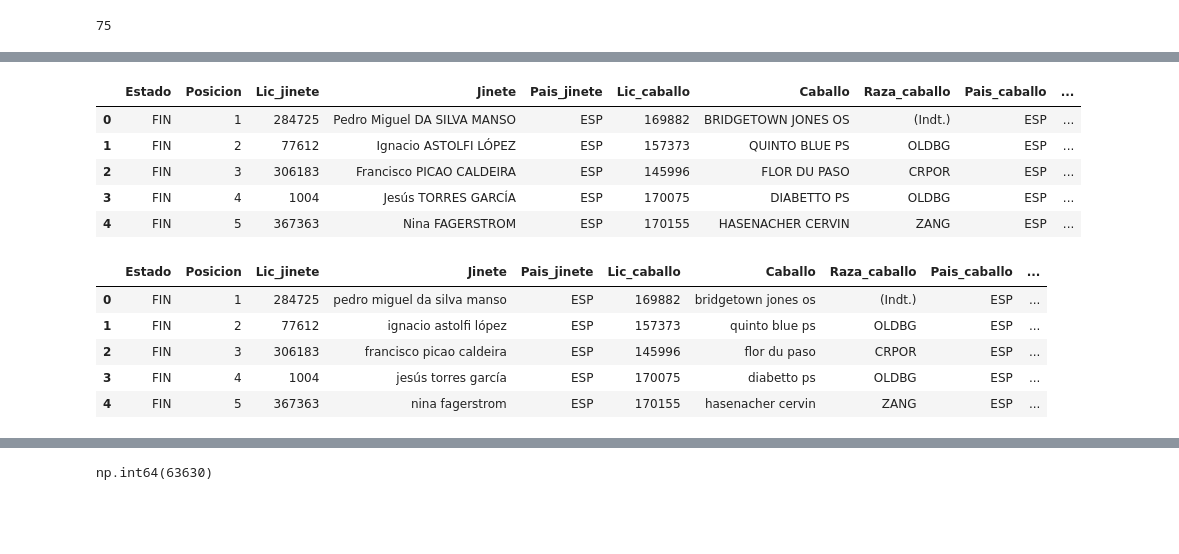
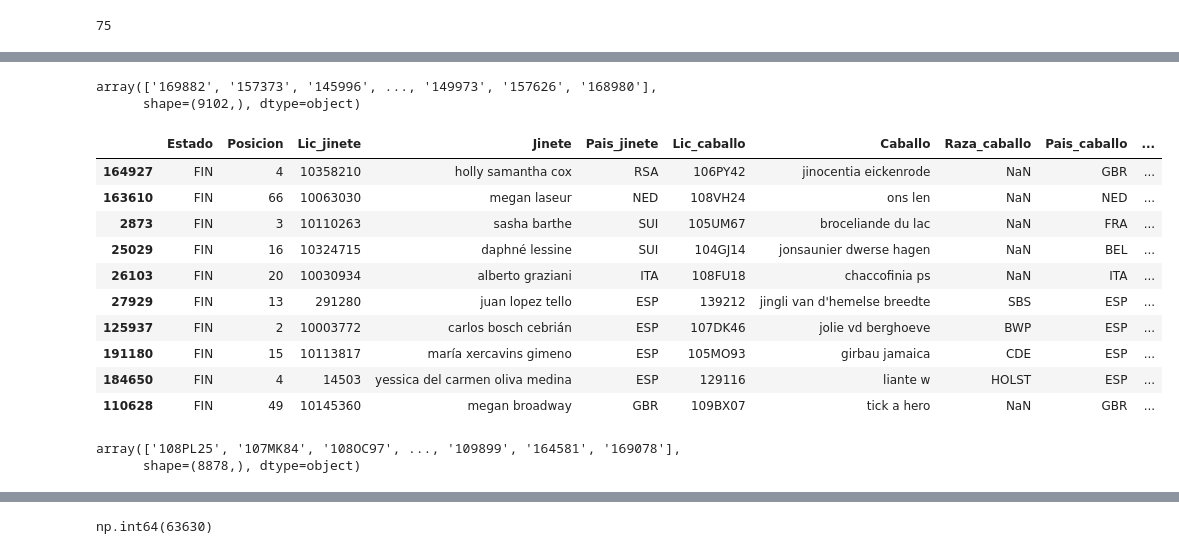
Before and after one commit to Gabijc/Proyecto_final_hipica, a Jupyter notebook: Notebooks/pruebas_carga.ipynb, the cells around one changed output, grey strips where cells are left out. Cells and saved outputs as stored; diff of their text form; code cells hidden in the pictures; blank space fills up the shorter version.

```diff
--- a/Notebooks/pruebas_carga.ipynb
+++ b/Notebooks/pruebas_carga.ipynb
@@ -49,6 +49,14 @@ df_final['Fecha_prueba'] = pd.to_datetime(df_final['Fecha_prueba'])
 df_final['Inicio'] = pd.to_datetime(df_final['Inicio'], dayfirst=True)
 df_final['Final'] = pd.to_datetime(df_final['Final'], dayfirst=True)
 df_final = df_final[(df_final['Fecha_prueba'] >= df_final['Inicio']) & (df_final['Fecha_prueba'] <= df_final['Final'])]
+df_final = df_final.drop(['Puntuacion', 'Resultados'], axis=1)
+df_final["Jinete"] = df_final["Jinete"].str.lower()
+df_final["Caballo"] = df_final["Caballo"].str.lower()
+df_final["Lic_jinete"] = df_final["Lic_jinete"].astype(str)
+df_final["Lic_caballo"] = df_final["Lic_caballo"].astype(str)
+df_final["Raza_caballo"] = df_final["Raza_caballo"].apply(lambda x: None if x == '(Indt.)' else x)
+df_final["Lic_jinete"] = df_final["Lic_jinete"].apply(lambda x: None if x == '--' else x)
+df_final["Lic_caballo"] = df_final["Lic_caballo"].apply(lambda x: None if x == '--' else x)
 df_final.head()
 # %% [output]
 |  | Estado | Posicion | Lic_jinete | Jinete | Pais_jinete | Lic_caballo | Caballo | Raza_caballo | Pais_caballo | ... |
@@ -64,10 +92,5 @@ len(df_final["Concurso"].unique())
 # %%
-df_final = df_final.drop(['Puntuacion', 'Resultados'], axis=1)
-df_final.head()
+df_final["Lic_caballo"].unique()
 # %% [output]
-|  | Estado | Posicion | Lic_jinete | Jinete | Pais_jinete | Lic_caballo | Caballo | Raza_caballo | Pais_caballo | ... |
-| 0 | FIN | 1 | 284725 | Pedro Miguel DA SILVA MANSO | ESP | 169882 | BRIDGETOWN JONES OS | (Indt.) | ESP | ... |
-| 1 | FIN | 2 | 77612 | Ignacio ASTOLFI LÓPEZ | ESP | 157373 | QUINTO BLUE PS | OLDBG | ESP | ... |
-| 2 | FIN | 3 | 306183 | Francisco PICAO CALDEIRA | ESP | 145996 | FLOR DU PASO | CRPOR | ESP | ... |
-| 3 | FIN | 4 | 1004 | Jesús TORRES GARCÍA | ESP | 170075 | DIABETTO PS | OLDBG | ESP | ... |
-| 4 | FIN | 5 | 367363 | Nina FAGERSTROM | ESP | 170155 | HASENACHER CERVIN | ZANG | ESP | ... |
+array(['169882', '157373', '145996', ..., '149973', '157626', '168980'],
+      shape=(9102,), dtype=object)
@@ -79,10 +97,21 @@ df_final["Lic_caballo"] = df_final["Lic_caballo"].astype(str)
 # %%
-df_final.head()
+df_final.sample(10)
 # %% [output]
 |  | Estado | Posicion | Lic_jinete | Jinete | Pais_jinete | Lic_caballo | Caballo | Raza_caballo | Pais_caballo | ... |
-| 0 | FIN | 1 | 284725 | pedro miguel da silva manso | ESP | 169882 | bridgetown jones os | (Indt.) | ESP | ... |
-| 1 | FIN | 2 | 77612 | ignacio astolfi lópez | ESP | 157373 | quinto blue ps | OLDBG | ESP | ... |
-| 2 | FIN | 3 | 306183 | francisco picao caldeira | ESP | 145996 | flor du paso | CRPOR | ESP | ... |
-| 3 | FIN | 4 | 1004 | jesús torres garcía | ESP | 170075 | diabetto ps | OLDBG | ESP | ... |
-| 4 | FIN | 5 | 367363 | nina fagerstrom | ESP | 170155 | hasenacher cervin | ZANG | ESP | ... |
+| 164927 | FIN | 4 | 10358210 | holly samantha cox | RSA | 106PY42 | jinocentia eickenrode | NaN | GBR | ... |
+| 163610 | FIN | 66 | 10063030 | megan laseur | NED | 108VH24 | ons len | NaN | NED | ... |
+| 2873 | FIN | 3 | 10110263 | sasha barthe | SUI | 105UM67 | broceliande du lac | NaN | FRA | ... |
+| 25029 | FIN | 16 | 10324715 | daphné lessine | SUI | 104GJ14 | jonsaunier dwerse hagen | NaN | BEL | ... |
+| 26103 | FIN | 20 | 10030934 | alberto graziani | ITA | 108FU18 | chaccofinia ps | NaN | ITA | ... |
+| 27929 | FIN | 13 | 291280 | juan lopez tello | ESP | 139212 | jingli van d'hemelse breedte | SBS | ESP | ... |
+| 125937 | FIN | 2 | 10003772 | carlos bosch cebrián | ESP | 107DK46 | jolie vd berghoeve | BWP | ESP | ... |
+| 191180 | FIN | 15 | 10113817 | maría xercavins gimeno | ESP | 105MO93 | girbau jamaica | CDE | ESP | ... |
+| 184650 | FIN | 4 | 14503 | yessica del carmen oliva medina | ESP | 129116 | liante w | HOLST | ESP | ... |
+| 110628 | FIN | 49 | 10145360 | megan broadway | GBR | 109BX07 | tick a hero | NaN | GBR | ... |
+# %%
+df = df_final[df_final["Lic_caballo"].duplicated()]
+df["Lic_caballo"].unique()
+# %% [output]
+array(['108PL25', '107MK84', '108OC97', ..., '109899', '164581', '169078'],
+      shape=(8878,), dtype=object)
 # %%
```
Also changed, not shown: parts of 5 cells of this notebook, 1 other file.
